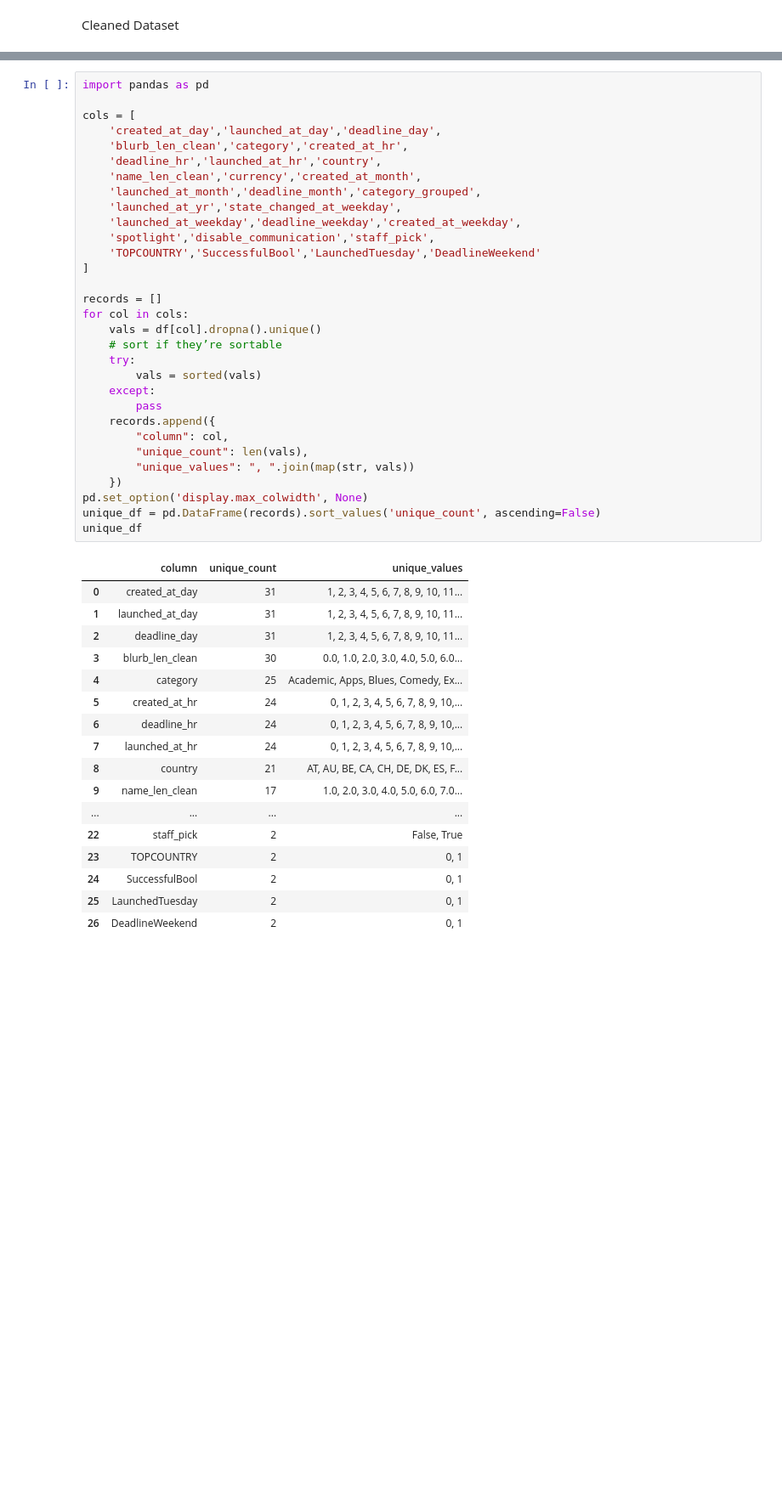
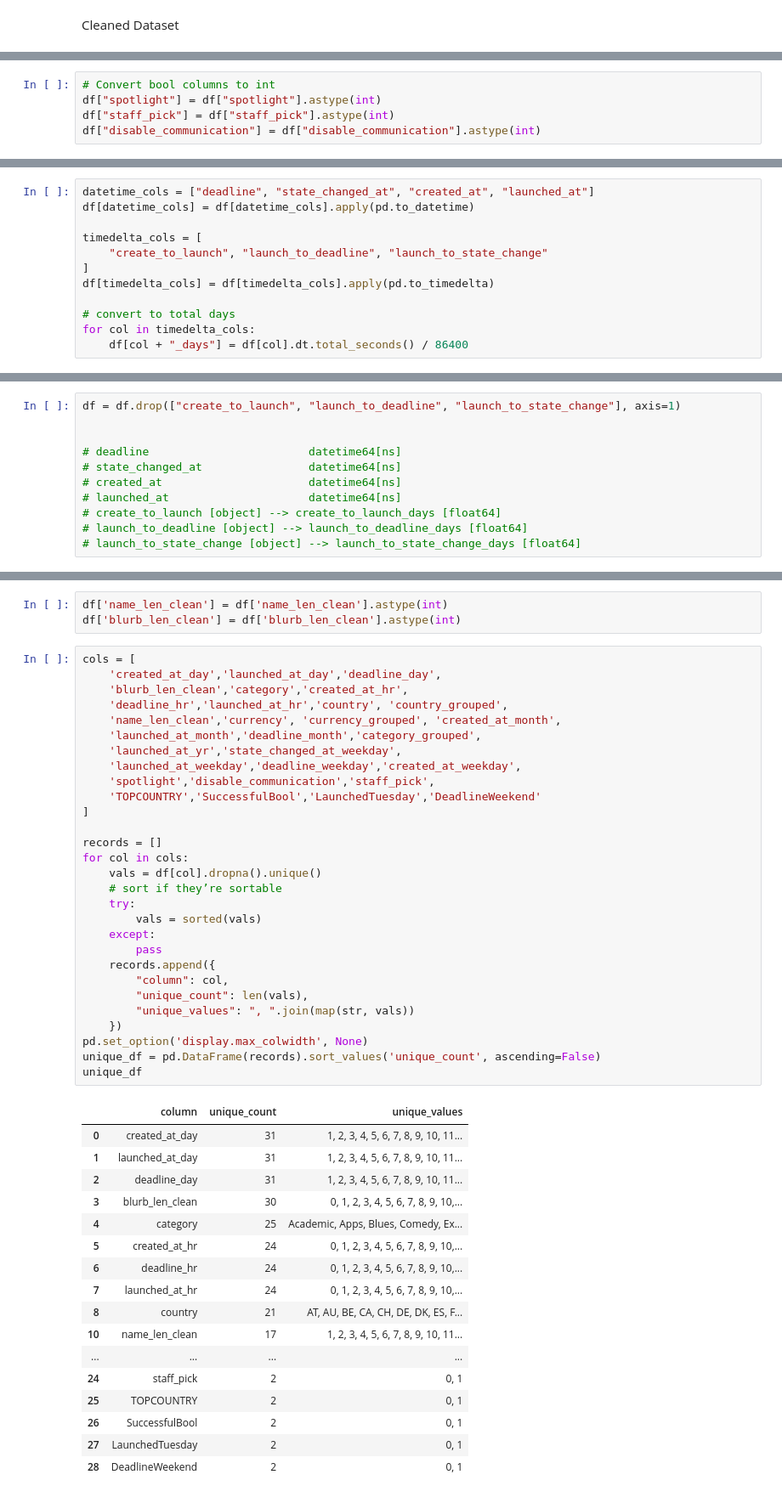
Before and after one commit to zarahtau/kickstarter-project-success-predictions, a Jupyter notebook: notebooks/eda.ipynb, the cells around one changed output, grey strips where cells are left out. Shown at 85% size. Saved outputs shown, nothing was run; the diff lists cells and outputs as text; blank space fills up the shorter version.

```diff
--- a/notebooks/eda.ipynb
+++ b/notebooks/eda.ipynb
@@ -1120,0 +1265,5 @@ dtype: int64
+# %%
+# Convert bool columns to int
+df["spotlight"] = df["spotlight"].astype(int)
+df["staff_pick"] = df["staff_pick"].astype(int)
+df["disable_communication"] = df["disable_communication"].astype(int)
@@ -1120,0 +1283,12 @@ dtype: int64
+# %%
+datetime_cols = ["deadline", "state_changed_at", "created_at", "launched_at"]
+df[datetime_cols] = df[datetime_cols].apply(pd.to_datetime)
+
+timedelta_cols = [
+    "create_to_launch", "launch_to_deadline", "launch_to_state_change"
+]
+df[timedelta_cols] = df[timedelta_cols].apply(pd.to_timedelta)
+
+# convert to total days
+for col in timedelta_cols:
+    df[col + "_days"] = df[col].dt.total_seconds() / 86400
@@ -1120,0 +1307,11 @@ dtype: int64
+# %%
+df = df.drop(["create_to_launch", "launch_to_deadline", "launch_to_state_change"], axis=1)
+
+
+# deadline                        datetime64[ns]
+# state_changed_at                datetime64[ns]
+# created_at                      datetime64[ns]
+# launched_at                     datetime64[ns]
+# create_to_launch [object] --> create_to_launch_days [float64]
+# launch_to_deadline [object] --> launch_to_deadline_days [float64]
+# launch_to_state_change [object] --> launch_to_state_change_days [float64]
@@ -1121,49 +1324,50 @@ dtype: int64
+# %%
+df['name_len_clean'] = df['name_len_clean'].astype(int)
+df['blurb_len_clean'] = df['blurb_len_clean'].astype(int)
 # %%
-import pandas as pd
-
 cols = [
     'created_at_day','launched_at_day','deadline_day',
     'blurb_len_clean','category','created_at_hr',
-    'deadline_hr','launched_at_hr','country',
-    'name_len_clean','currency','created_at_month',
+    'deadline_hr','launched_at_hr','country', 'country_grouped',
+    'name_len_clean','currency', 'currency_grouped', 'created_at_month',
     'launched_at_month','deadline_month','category_grouped',
     'launched_at_yr','state_changed_at_weekday',
     'launched_at_weekday','deadline_weekday','created_at_weekday',
     'spotlight','disable_communication','staff_pick',
     'TOPCOUNTRY','SuccessfulBool','LaunchedTuesday','DeadlineWeekend'
 ]
 
 records = []
 for col in cols:
     vals = df[col].dropna().unique()
     # sort if they’re sortable
     try:
         vals = sorted(vals)
     except:
         pass
     records.append({
         "column": col,
         "unique_count": len(vals),
         "unique_values": ", ".join(map(str, vals))
     })
 pd.set_option('display.max_colwidth', None)
 unique_df = pd.DataFrame(records).sort_values('unique_count', ascending=False)
 unique_df
 # %% [output]
 |  | column | unique_count | unique_values |
 | 0 | created_at_day | 31 | 1, 2, 3, 4, 5, 6, 7, 8, 9, 10, 11... |
 | 1 | launched_at_day | 31 | 1, 2, 3, 4, 5, 6, 7, 8, 9, 10, 11... |
 | 2 | deadline_day | 31 | 1, 2, 3, 4, 5, 6, 7, 8, 9, 10, 11... |
-| 3 | blurb_len_clean | 30 | 0.0, 1.0, 2.0, 3.0, 4.0, 5.0, 6.0... |
+| 3 | blurb_len_clean | 30 | 0, 1, 2, 3, 4, 5, 6, 7, 8, 9, 10,... |
 | 4 | category | 25 | Academic, Apps, Blues, Comedy, Ex... |
 | 5 | created_at_hr | 24 | 0, 1, 2, 3, 4, 5, 6, 7, 8, 9, 10,... |
 | 6 | deadline_hr | 24 | 0, 1, 2, 3, 4, 5, 6, 7, 8, 9, 10,... |
 | 7 | launched_at_hr | 24 | 0, 1, 2, 3, 4, 5, 6, 7, 8, 9, 10,... |
 | 8 | country | 21 | AT, AU, BE, CA, CH, DE, DK, ES, F... |
-| 9 | name_len_clean | 17 | 1.0, 2.0, 3.0, 4.0, 5.0, 6.0, 7.0... |
+| 10 | name_len_clean | 17 | 1, 2, 3, 4, 5, 6, 7, 8, 9, 10, 11... |
 | ... | ... | ... | ... |
-| 22 | staff_pick | 2 | False, True |
-| 23 | TOPCOUNTRY | 2 | 0, 1 |
-| 24 | SuccessfulBool | 2 | 0, 1 |
-| 25 | LaunchedTuesday | 2 | 0, 1 |
-| 26 | DeadlineWeekend | 2 | 0, 1 |
+| 24 | staff_pick | 2 | 0, 1 |
+| 25 | TOPCOUNTRY | 2 | 0, 1 |
+| 26 | SuccessfulBool | 2 | 0, 1 |
+| 27 | LaunchedTuesday | 2 | 0, 1 |
+| 28 | DeadlineWeekend | 2 | 0, 1 |
```
Also changed, not shown: parts of 27 cells of this notebook, 1 other file.
